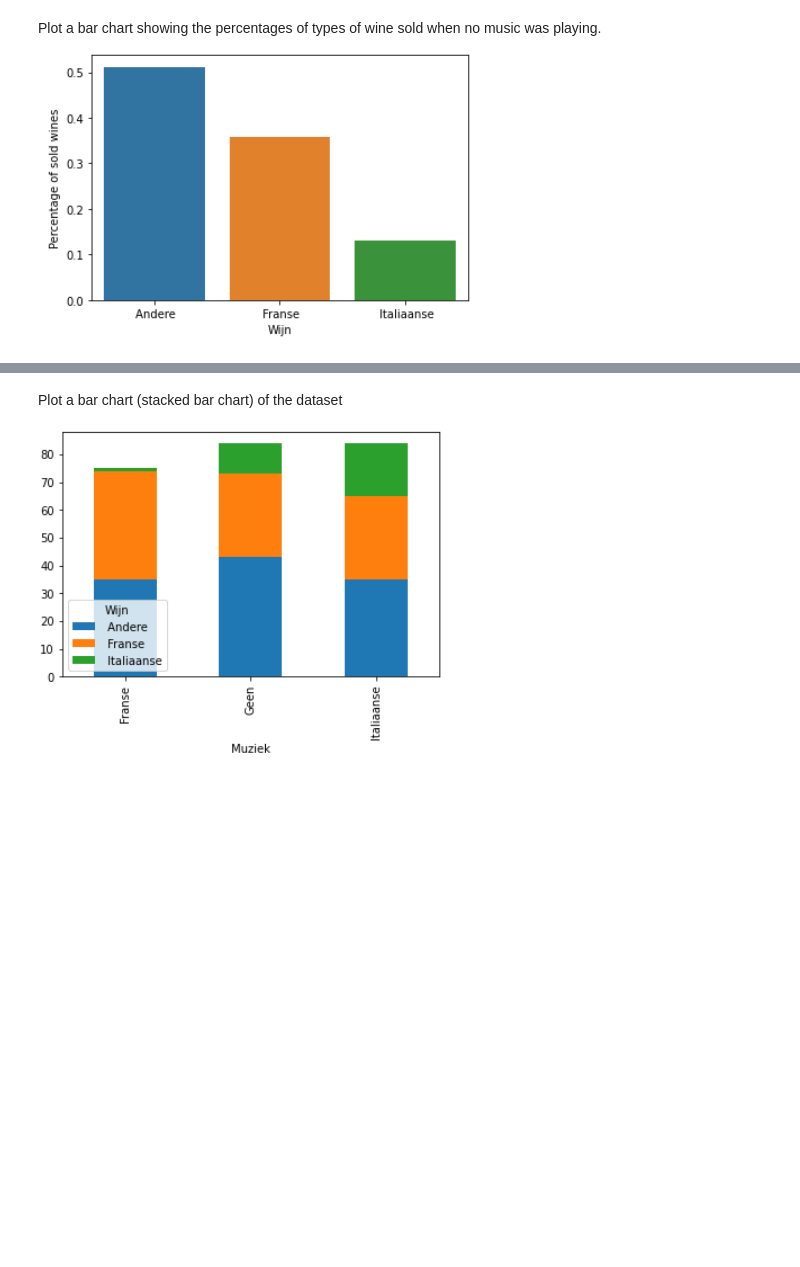
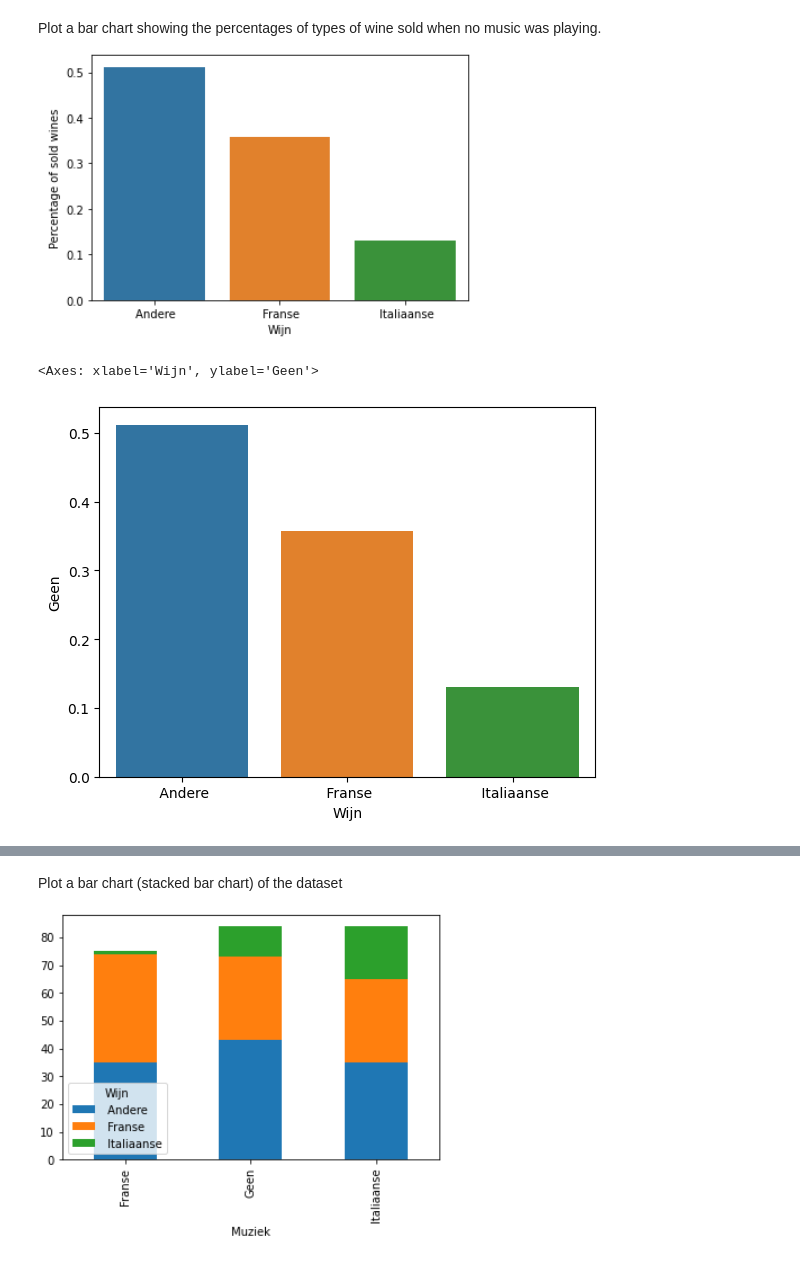
Before and after one commit to Bataklik/Data-Science-_-AI, a Jupyter notebook: 4-bivariate-qual/labs_chi_squared.ipynb, the cells around one changed output, grey strips where cells are left out. Saved outputs shown, nothing was run; the diff lists cells and outputs as text; code cells hidden in the pictures; blank space fills up the shorter version.

```diff
--- a/4-bivariate-qual/labs_chi_squared.ipynb
+++ b/4-bivariate-qual/labs_chi_squared.ipynb
@@ -34,5 +34,7 @@ Results of the main calculations (rounded up to 3 decimal places):
 
 * χ² ≈ 18.279
 * Cramér's V ≈ 0.194
+# %%
+dataFrame = pd.read_csv('../data/MuziekWijn.csv')
 # %% [markdown]
 Read the dataset
@@ -45,3 +60,6 @@ You can change the name of a column 'ab' to the column 'abc' of the dataframe df
 
 Use this command to change the column name.
 Check afterwards if the result is correct.
+# %%
+dataFrame = dataFrame.rename(columns={' Wijn': 'Wijn'})
+dataFrame.columns
@@ -50,2 +81,9 @@ Check afterwards if the result is correct.
 # %% [markdown]
 2. Determine the marginal totals.
+# %%
+# Voorzicht mee zijn als je margins gebruikt,
+# want pd kan denken dat dit een gewone kolum is
+observed = pd.crosstab(dataFrame.Wijn, dataFrame.Muziek, margins=True)
+observed.head()
+
+observed = pd.crosstab(dataFrame.Wijn, dataFrame.Muziek)
@@ -59,3 +155,8 @@ Check afterwards if the result is correct.
 Plot a bar chart showing the percentages of types of wine sold when no music was playing.
 
 ![image.png](embedded-picture-1)
+# %%
+sns.barplot(x=observed.loc[:, 'Geen'].index, y=observed.loc[:, 'Geen'] / np.sum(observed.loc[:,'Geen']))
+# %% [output]
+<Axes: xlabel='Wijn', ylabel='Geen'>
+[figure, added]
```
Also changed, not shown: parts of 11 cells of this notebook, 2 other files.
